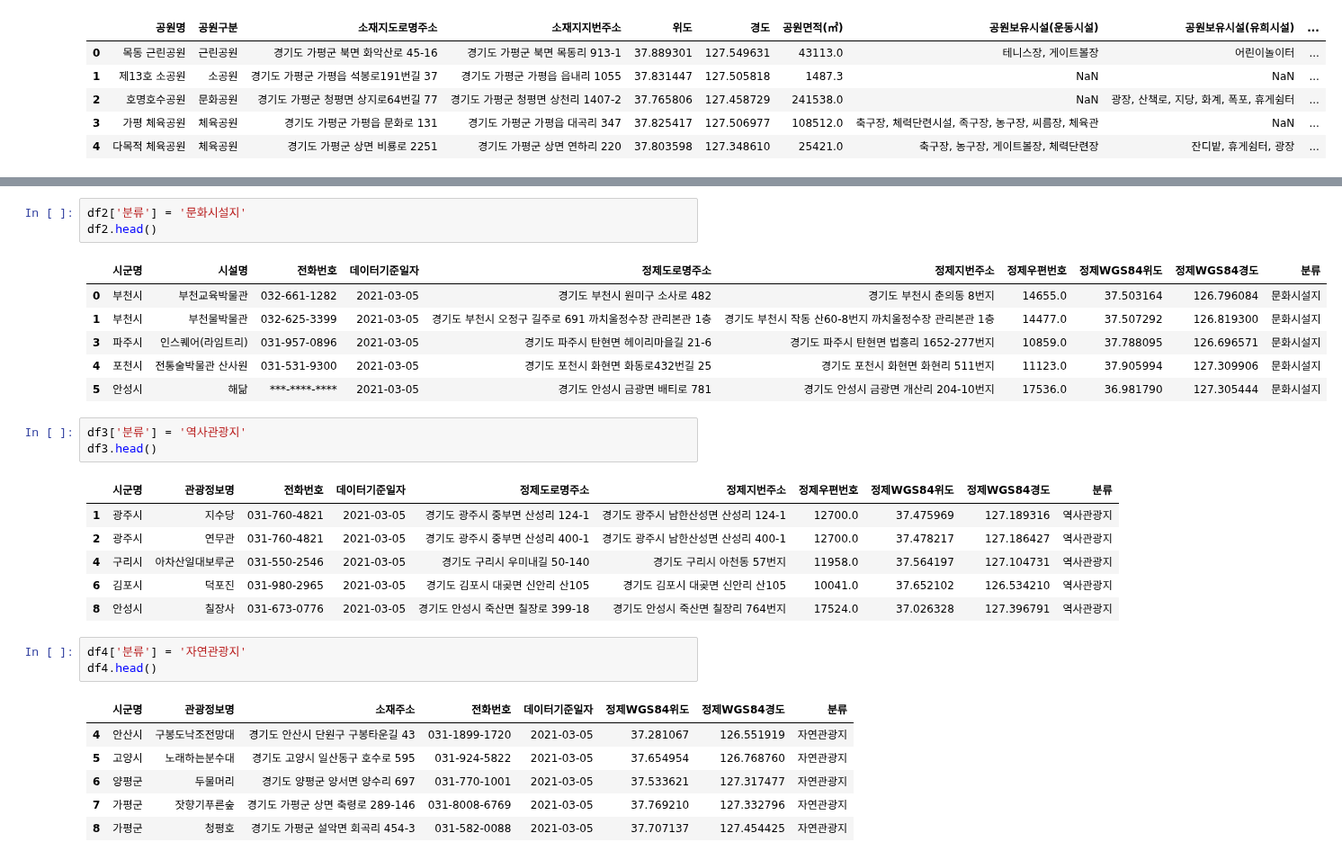
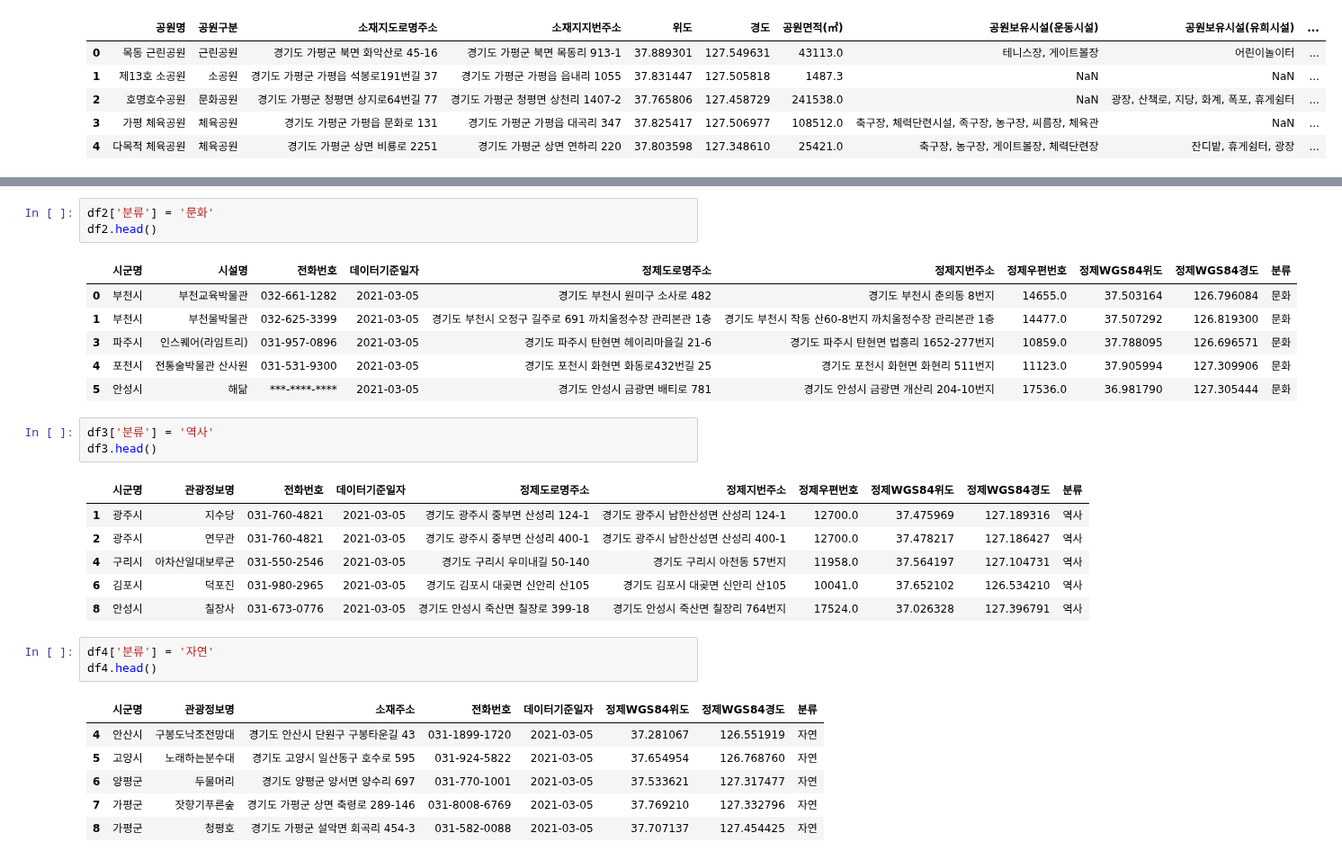
Before and after one commit to Mayhem-XD/Project_p1, a Jupyter notebook: test_code/data/2020/test_code/rudrl.ipynb, the cells around one changed output, grey strips where cells are left out. Shown at 90% size. Saved outputs shown, nothing was run; the diff lists cells and outputs as text.

```diff
--- a/test_code/data/2020/test_code/rudrl.ipynb
+++ b/test_code/data/2020/test_code/rudrl.ipynb
@@ -200,30 +200,30 @@ df1.head()
 # %%
-df2['분류'] = '문화시설지'
+df2['분류'] = '문화'
 df2.head()
 # %% [output]
 |  | 시군명 | 시설명 | 전화번호 | 데이터기준일자 | 정제도로명주소 | 정제지번주소 | 정제우편번호 | 정제WGS84위도 | 정제WGS84경도 | 분류 |
-| 0 | 부천시 | 부천교육박물관 | 032-661-1282 | 2021-03-05 | 경기도 부천시 원미구 소사로 482 | 경기도 부천시 춘의동 8번지 | 14655.0 | 37.503164 | 126.796084 | 문화시설지 |
-| 1 | 부천시 | 부천물박물관 | 032-625-3399 | 2021-03-05 | 경기도 부천시 오정구 길주로 691 까치울정수장 관리본관 1층 | 경기도 부천시 작동 산60-8번지 까치울정수장 관리본관 1층 | 14477.0 | 37.507292 | 126.819300 | 문화시설지 |
-| 3 | 파주시 | 인스퀘어(라임트리) | 031-957-0896 | 2021-03-05 | 경기도 파주시 탄현면 헤이리마을길 21-6 | 경기도 파주시 탄현면 법흥리 1652-277번지 | 10859.0 | 37.788095 | 126.696571 | 문화시설지 |
-| 4 | 포천시 | 전통술박물관 산사원 | 031-531-9300 | 2021-03-05 | 경기도 포천시 화현면 화동로432번길 25 | 경기도 포천시 화현면 화현리 511번지 | 11123.0 | 37.905994 | 127.309906 | 문화시설지 |
-| 5 | 안성시 | 해닮 | ***-****-**** | 2021-03-05 | 경기도 안성시 금광면 배티로 781 | 경기도 안성시 금광면 개산리 204-10번지 | 17536.0 | 36.981790 | 127.305444 | 문화시설지 |
+| 0 | 부천시 | 부천교육박물관 | 032-661-1282 | 2021-03-05 | 경기도 부천시 원미구 소사로 482 | 경기도 부천시 춘의동 8번지 | 14655.0 | 37.503164 | 126.796084 | 문화 |
+| 1 | 부천시 | 부천물박물관 | 032-625-3399 | 2021-03-05 | 경기도 부천시 오정구 길주로 691 까치울정수장 관리본관 1층 | 경기도 부천시 작동 산60-8번지 까치울정수장 관리본관 1층 | 14477.0 | 37.507292 | 126.819300 | 문화 |
+| 3 | 파주시 | 인스퀘어(라임트리) | 031-957-0896 | 2021-03-05 | 경기도 파주시 탄현면 헤이리마을길 21-6 | 경기도 파주시 탄현면 법흥리 1652-277번지 | 10859.0 | 37.788095 | 126.696571 | 문화 |
+| 4 | 포천시 | 전통술박물관 산사원 | 031-531-9300 | 2021-03-05 | 경기도 포천시 화현면 화동로432번길 25 | 경기도 포천시 화현면 화현리 511번지 | 11123.0 | 37.905994 | 127.309906 | 문화 |
+| 5 | 안성시 | 해닮 | ***-****-**** | 2021-03-05 | 경기도 안성시 금광면 배티로 781 | 경기도 안성시 금광면 개산리 204-10번지 | 17536.0 | 36.981790 | 127.305444 | 문화 |
 # %%
-df3['분류'] = '역사관광지'
+df3['분류'] = '역사'
 df3.head()
 # %% [output]
 |  | 시군명 | 관광정보명 | 전화번호 | 데이터기준일자 | 정제도로명주소 | 정제지번주소 | 정제우편번호 | 정제WGS84위도 | 정제WGS84경도 | 분류 |
-| 1 | 광주시 | 지수당 | 031-760-4821 | 2021-03-05 | 경기도 광주시 중부면 산성리 124-1 | 경기도 광주시 남한산성면 산성리 124-1 | 12700.0 | 37.475969 | 127.189316 | 역사관광지 |
-| 2 | 광주시 | 연무관 | 031-760-4821 | 2021-03-05 | 경기도 광주시 중부면 산성리 400-1 | 경기도 광주시 남한산성면 산성리 400-1 | 12700.0 | 37.478217 | 127.186427 | 역사관광지 |
-| 4 | 구리시 | 아차산일대보루군 | 031-550-2546 | 2021-03-05 | 경기도 구리시 우미내길 50-140 | 경기도 구리시 아천동 57번지 | 11958.0 | 37.564197 | 127.104731 | 역사관광지 |
-| 6 | 김포시 | 덕포진 | 031-980-2965 | 2021-03-05 | 경기도 김포시 대곶면 신안리 산105 | 경기도 김포시 대곶면 신안리 산105 | 10041.0 | 37.652102 | 126.534210 | 역사관광지 |
-| 8 | 안성시 | 칠장사 | 031-673-0776 | 2021-03-05 | 경기도 안성시 죽산면 칠장로 399-18 | 경기도 안성시 죽산면 칠장리 764번지 | 17524.0 | 37.026328 | 127.396791 | 역사관광지 |
+| 1 | 광주시 | 지수당 | 031-760-4821 | 2021-03-05 | 경기도 광주시 중부면 산성리 124-1 | 경기도 광주시 남한산성면 산성리 124-1 | 12700.0 | 37.475969 | 127.189316 | 역사 |
+| 2 | 광주시 | 연무관 | 031-760-4821 | 2021-03-05 | 경기도 광주시 중부면 산성리 400-1 | 경기도 광주시 남한산성면 산성리 400-1 | 12700.0 | 37.478217 | 127.186427 | 역사 |
+| 4 | 구리시 | 아차산일대보루군 | 031-550-2546 | 2021-03-05 | 경기도 구리시 우미내길 50-140 | 경기도 구리시 아천동 57번지 | 11958.0 | 37.564197 | 127.104731 | 역사 |
+| 6 | 김포시 | 덕포진 | 031-980-2965 | 2021-03-05 | 경기도 김포시 대곶면 신안리 산105 | 경기도 김포시 대곶면 신안리 산105 | 10041.0 | 37.652102 | 126.534210 | 역사 |
+| 8 | 안성시 | 칠장사 | 031-673-0776 | 2021-03-05 | 경기도 안성시 죽산면 칠장로 399-18 | 경기도 안성시 죽산면 칠장리 764번지 | 17524.0 | 37.026328 | 127.396791 | 역사 |
 # %%
-df4['분류'] = '자연관광지'
+df4['분류'] = '자연'
 df4.head()
 # %% [output]
 |  | 시군명 | 관광정보명 | 소재주소 | 전화번호 | 데이터기준일자 | 정제WGS84위도 | 정제WGS84경도 | 분류 |
-| 4 | 안산시 | 구봉도낙조전망대 | 경기도 안산시 단원구 구봉타운길 43 | 031-1899-1720 | 2021-03-05 | 37.281067 | 126.551919 | 자연관광지 |
-| 5 | 고양시 | 노래하는분수대 | 경기도 고양시 일산동구 호수로 595 | 031-924-5822 | 2021-03-05 | 37.654954 | 126.768760 | 자연관광지 |
-| 6 | 양평군 | 두물머리 | 경기도 양평군 양서면 양수리 697 | 031-770-1001 | 2021-03-05 | 37.533621 | 127.317477 | 자연관광지 |
-| 7 | 가평군 | 잣향기푸른숲 | 경기도 가평군 상면 축령로 289-146 | 031-8008-6769 | 2021-03-05 | 37.769210 | 127.332796 | 자연관광지 |
-| 8 | 가평군 | 청평호 | 경기도 가평군 설악면 회곡리 454-3 | 031-582-0088 | 2021-03-05 | 37.707137 | 127.454425 | 자연관광지 |
+| 4 | 안산시 | 구봉도낙조전망대 | 경기도 안산시 단원구 구봉타운길 43 | 031-1899-1720 | 2021-03-05 | 37.281067 | 126.551919 | 자연 |
+| 5 | 고양시 | 노래하는분수대 | 경기도 고양시 일산동구 호수로 595 | 031-924-5822 | 2021-03-05 | 37.654954 | 126.768760 | 자연 |
+| 6 | 양평군 | 두물머리 | 경기도 양평군 양서면 양수리 697 | 031-770-1001 | 2021-03-05 | 37.533621 | 127.317477 | 자연 |
+| 7 | 가평군 | 잣향기푸른숲 | 경기도 가평군 상면 축령로 289-146 | 031-8008-6769 | 2021-03-05 | 37.769210 | 127.332796 | 자연 |
+| 8 | 가평군 | 청평호 | 경기도 가평군 설악면 회곡리 454-3 | 031-582-0088 | 2021-03-05 | 37.707137 | 127.454425 | 자연 |
```
Also changed, not shown: parts of 15 cells of this notebook, 4 other files.
